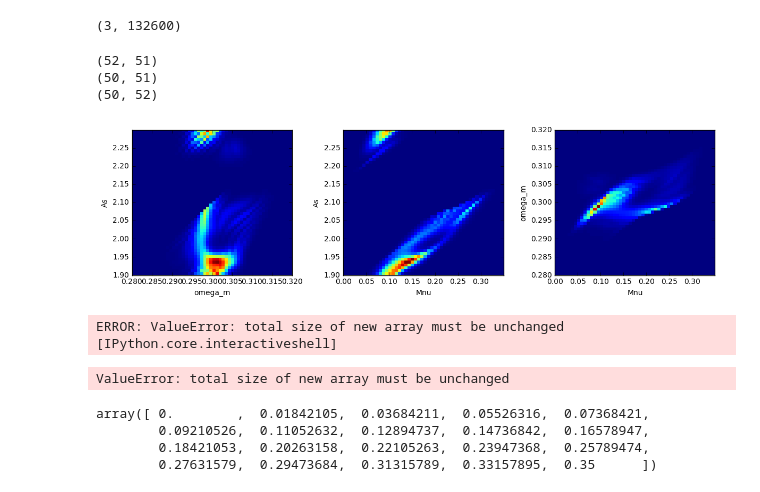
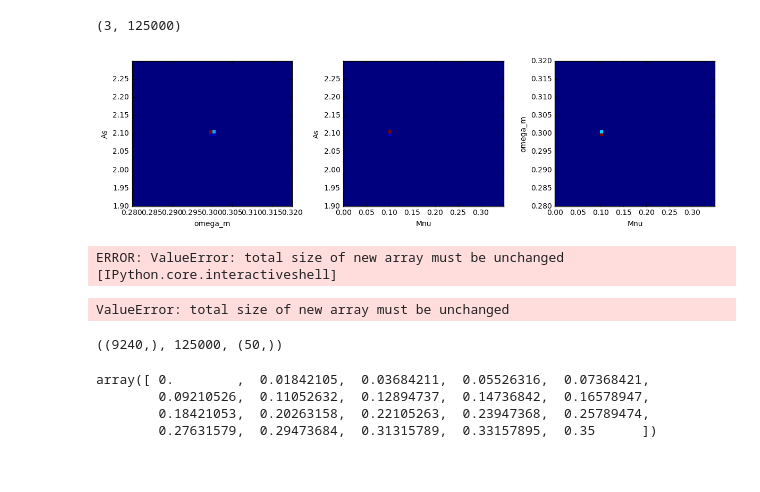
Before and after one commit to liuxx479/PDFs, a Jupyter notebook: likelihood.ipynb, the cells around one changed output. Drawn from its saved outputs; the diff is of its cells as text; code cells hidden in the pictures.

Commit message:
likelihood notebook

```diff
--- a/likelihood.ipynb
+++ b/likelihood.ipynb
@@ -5,35 +5,34 @@ import WLanalysis
 from matplotlib import pyplot
 # %%
 Ngrid = 50
-Nk = '10k'
+Nk = '5kb'
 param_range = [[0,0.35],[0.28, 0.32],[1.9,2.3]]
 # %%
 Chi2_arr = load('likelihood/prob_{0}_N{1}.npy'.format(Nk, Ngrid)).T
 Chi2_arr.shape
 # %% [output]
-(3, 132600)
+(3, 125000)
 # %%
-def plane_margin (chi2cube,Ngrid=Ngrid):
+def plane_margin (chi2cube,Ngrid=Ngrid,x=23):
     prob = exp(-0.5*chi2cube).reshape(Ngrid, Ngrid, Ngrid)
     #prob /= sum(prob[~isnan(prob)])
     return [sum(prob,axis=i) for i in range(3)]
+    #return prob[x],prob[:,x],prob[:,:,x]
 # %%
 f,axes=subplots(1,3,figsize=(12,3.5))
 extents = ([param_range[1],param_range[2]],[param_range[0],param_range[2]],[param_range[0],param_range[1]])
 labeles0 = ('Mnu','omega_m','As')
 labels = ([labeles0[1],labeles0[2]],[labeles0[0],labeles0[2]],[labeles0[0],labeles0[1]])
 i=0
-for iP in plane_margin (Chi2_arr[0]):
-    print iP.shape
+for iP in plane_margin (Chi2_arr[2],x=ix):
     axes[i].imshow(iP.T,origin='lower',extent= array(extents[i]).flatten(),aspect='auto',interpolation='nearest')
     axes[i].set_xlabel(labels[i][0])
     axes[i].set_ylabel(labels[i][1])
     i+=1
 plt.tight_layout()
+#savefig('likelihood/test_%i.jpg'%(ix))
+#close()
 show()
 # %% [output]
-(52, 51)
-(50, 51)
-(50, 52)
-[figure, old version]
+[figure, new version]
 # %%
@@ -48,6 +52,10 @@ show()
 # %% [output]
 ERROR: ValueError: total size of new array must be unchanged [IPython.core.interactiveshell]
 ValueError: total size of new array must be unchanged
+# %%
+iP.shape, Ngrid**3, param_arr[0].shape
+# %% [output]
+((9240,), 125000, (50,))
 # %%
 param_list.T[0].reshape(Ngrid,Ngrid+1,Ngrid+2)[:,1,2]
 # %% [output]
```
Also changed, not shown: parts of 1 cell of this notebook.
